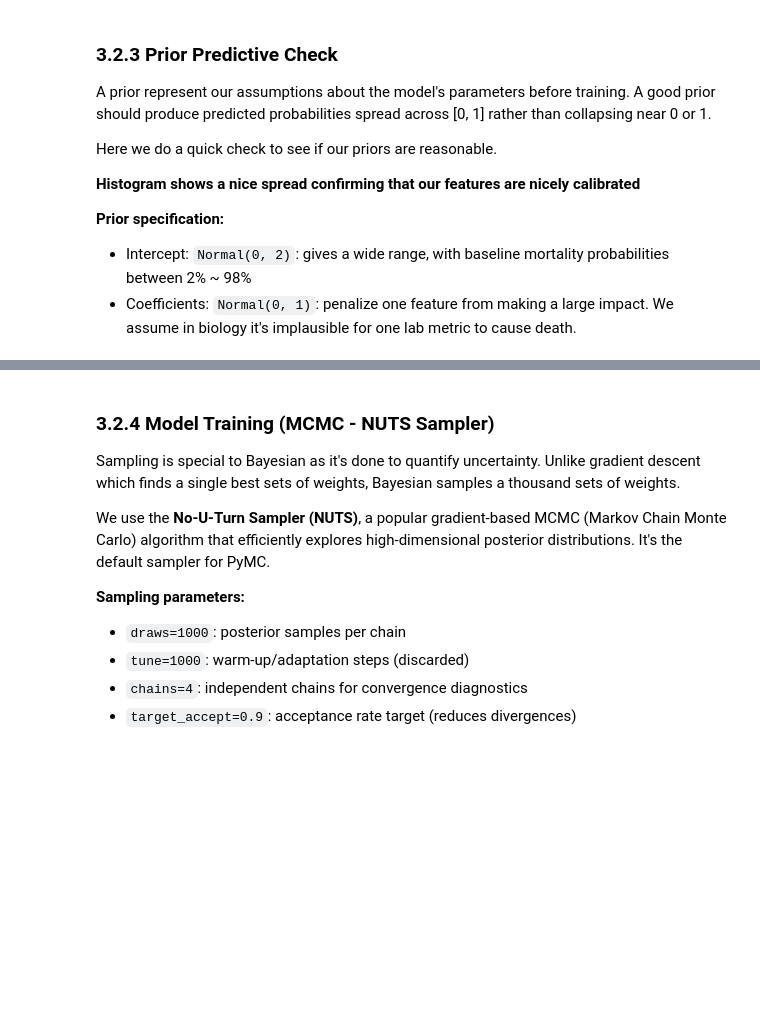
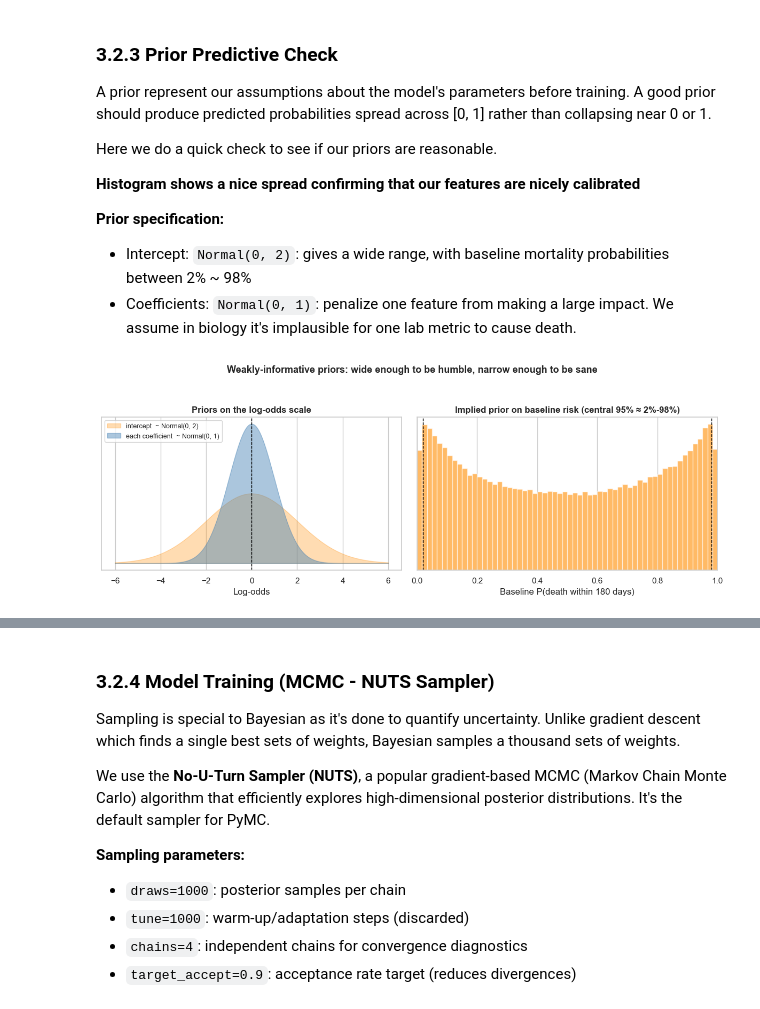
Before and after one commit to GoldenMouse/usd-aai-500-final, a Jupyter notebook: src/master.ipynb, the cells around one changed output, grey strips where cells are left out. Saved outputs shown, nothing was run; the diff lists cells and outputs as text; code cells hidden in the pictures; blank space fills up the shorter version.

Commit message:
add two more bayesian images

```diff
--- a/src/master.ipynb
+++ b/src/master.ipynb
@@ -3243,6 +4050,72 @@ Here we do a quick check to see if our priors are reasonable.
 **Prior specification:**
 - Intercept: `Normal(0, 2)`: gives a wide range, with baseline mortality probabilities between 2% ~ 98%
 - Coefficients: `Normal(0, 1)`: penalize one feature from making a large impact. We assume in biology it's implausible for one lab metric to cause death.
+# %%
+# Visualizing the priors themselves (analytic - no model run needed).
+# Left: the two Normal priors on the log-odds scale.
+# Right: the intercept prior pushed through the sigmoid -> implied baseline P(death).
+import numpy as np
+from scipy.special import expit
+from scipy.stats import norm
+
+fig, (axL, axR) = plt.subplots(1, 2, figsize=(12, 4.6))
+
+x = np.linspace(-6, 6, 600)
+axL.fill_between(
+    x,
+    norm.pdf(x, 0, 2),
+    color="darkorange",
+    alpha=0.30,
+    label="intercept  ~ Normal(0, 2)",
+)
+axL.fill_between(
+    x,
+    norm.pdf(x, 0, 1),
+    color="steelblue",
+    alpha=0.45,
+    label="each coefficient  ~ Normal(0, 1)",
+)
+axL.axvline(0, color="black", linestyle="--", linewidth=1)
+axL.set_yticks([])
+axL.set_xlabel("Log-odds")
+axL.set_title("Priors on the log-odds scale", fontweight="bold")
+axL.legend(fontsize=9, loc="upper left")
+
+draws = expit(np.random.default_rng(0).normal(0, 2, 200_000))
+axR.hist(
+    draws,
+    bins=60,
+    range=(0, 1),
+    density=True,
+    color="darkorange",
+    edgecolor="white",
+    alpha=0.6,
+)
+lo, hi = np.percentile(draws, [2.5, 97.5])
+for v in (lo, hi):
+    axR.axvline(v, color="black", linestyle="--", linewidth=1)
+axR.set_yticks([])
+axR.set_xlim(0, 1)
+axR.set_xlabel("Baseline P(death within 180 days)")
+axR.set_title(
+    f"Implied prior on baseline risk (central 95% ≈ {lo:.0%}-{hi:.0%})",
+    fontweight="bold",
+)
+
+fig.suptitle(
+    "Weakly-informative priors: wide enough to be humble, narrow enough to be sane",
+    fontsize=13,
+    fontweight="bold",
+)
+fig.tight_layout(rect=(0, 0, 1, 0.93))
+fig.savefig(
+    PROJ_ROOT / "artifacts" / "bayesian" / "s2_prior_distributions.png",
+    dpi=200,
+    bbox_inches="tight",
+)
+plt.show()
+# %% [output]
+[figure, added]
 # %%
 with pm.Model() as blr:
     X_data = pm.Data("X_data", X_train_b)
```
Also changed, not shown: parts of 98 cells of this notebook.
